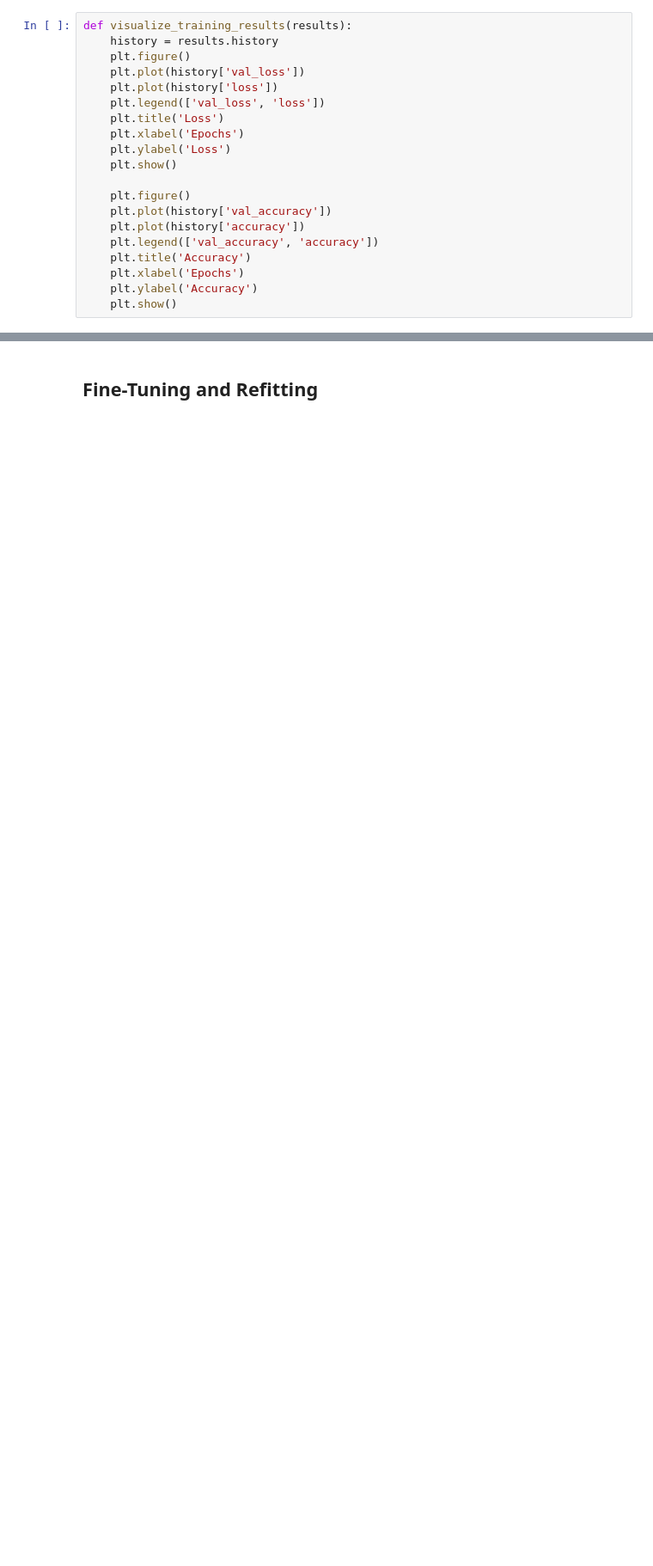
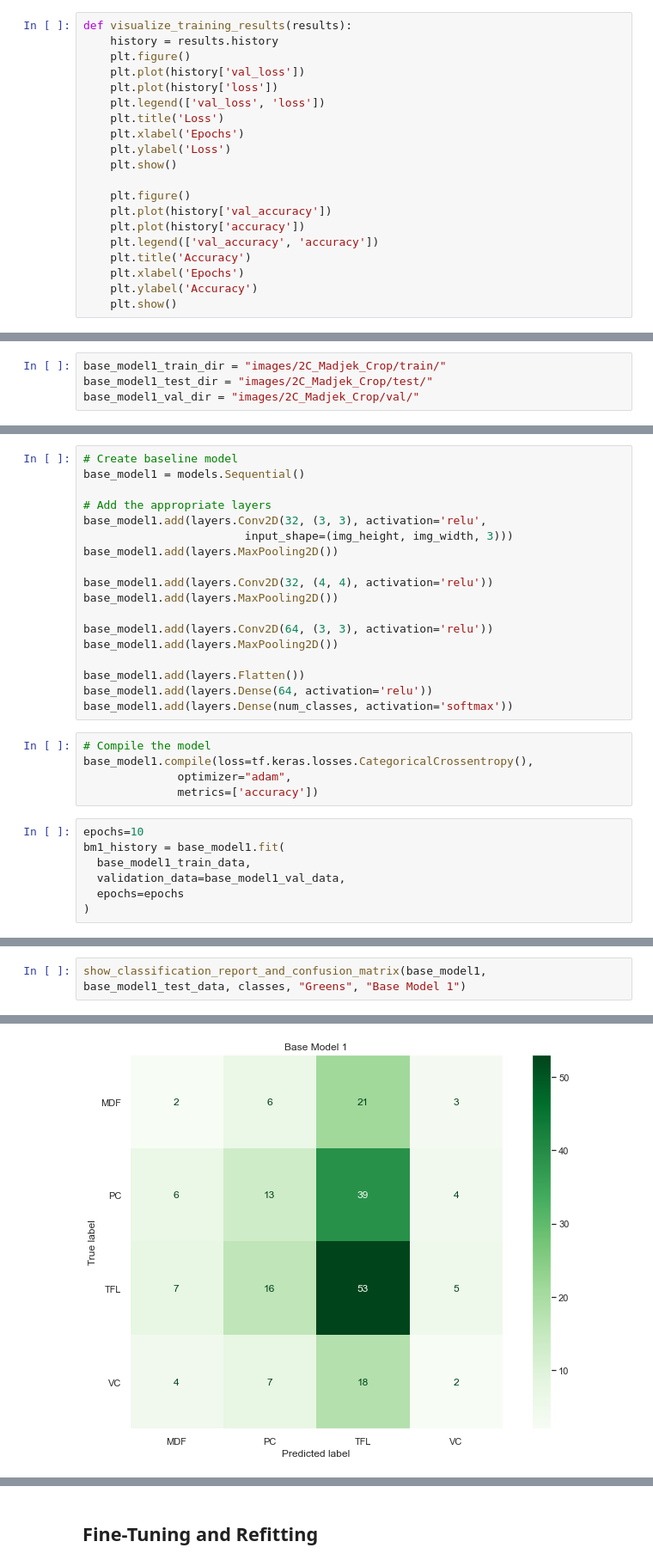
Before and after one commit to tfuger10/Material-Identification, a Jupyter notebook: Notebook.ipynb, the cells around one changed output, grey strips where cells are left out. Shown at 86% size. Cells and saved outputs as stored; diff of their text form; blank space fills up the shorter version.

```diff
--- a/Notebook.ipynb
+++ b/Notebook.ipynb
@@ -359,0 +426,4 @@ Looks like from the base model we have a good start. We wil try to normalize the
+# %%
+base_model1_train_dir = "images/2C_Madjek_Crop/train/"
+base_model1_test_dir = "images/2C_Madjek_Crop/test/"
+base_model1_val_dir = "images/2C_Madjek_Crop/val/"
@@ -359,0 +457,30 @@ Looks like from the base model we have a good start. We wil try to normalize the
+# %%
+# Create baseline model
+base_model1 = models.Sequential()
+
+# Add the appropriate layers
+base_model1.add(layers.Conv2D(32, (3, 3), activation='relu',
+                        input_shape=(img_height, img_width, 3)))
+base_model1.add(layers.MaxPooling2D())
+
+base_model1.add(layers.Conv2D(32, (4, 4), activation='relu'))
+base_model1.add(layers.MaxPooling2D())
+
+base_model1.add(layers.Conv2D(64, (3, 3), activation='relu'))
+base_model1.add(layers.MaxPooling2D())
+
+base_model1.add(layers.Flatten())
+base_model1.add(layers.Dense(64, activation='relu'))
+base_model1.add(layers.Dense(num_classes, activation='softmax'))
+# %%
+# Compile the model
+base_model1.compile(loss=tf.keras.losses.CategoricalCrossentropy(),
+              optimizer="adam",
+              metrics=['accuracy'])
+# %%
+epochs=10
+bm1_history = base_model1.fit(
+  base_model1_train_data,
+  validation_data=base_model1_val_data,
+  epochs=epochs
+)
@@ -359,0 +513,3 @@ Looks like from the base model we have a good start. We wil try to normalize the
+# %%
+show_classification_report_and_confusion_matrix(base_model1, base_model1_test_data, classes, "Greens", "Base Model 1")
+# %% [output]
@@ -359,0 +526 @@ Looks like from the base model we have a good start. We wil try to normalize the
+[figure, added]
```
Also changed, not shown: parts of 53 cells of this notebook, 3 other files.
